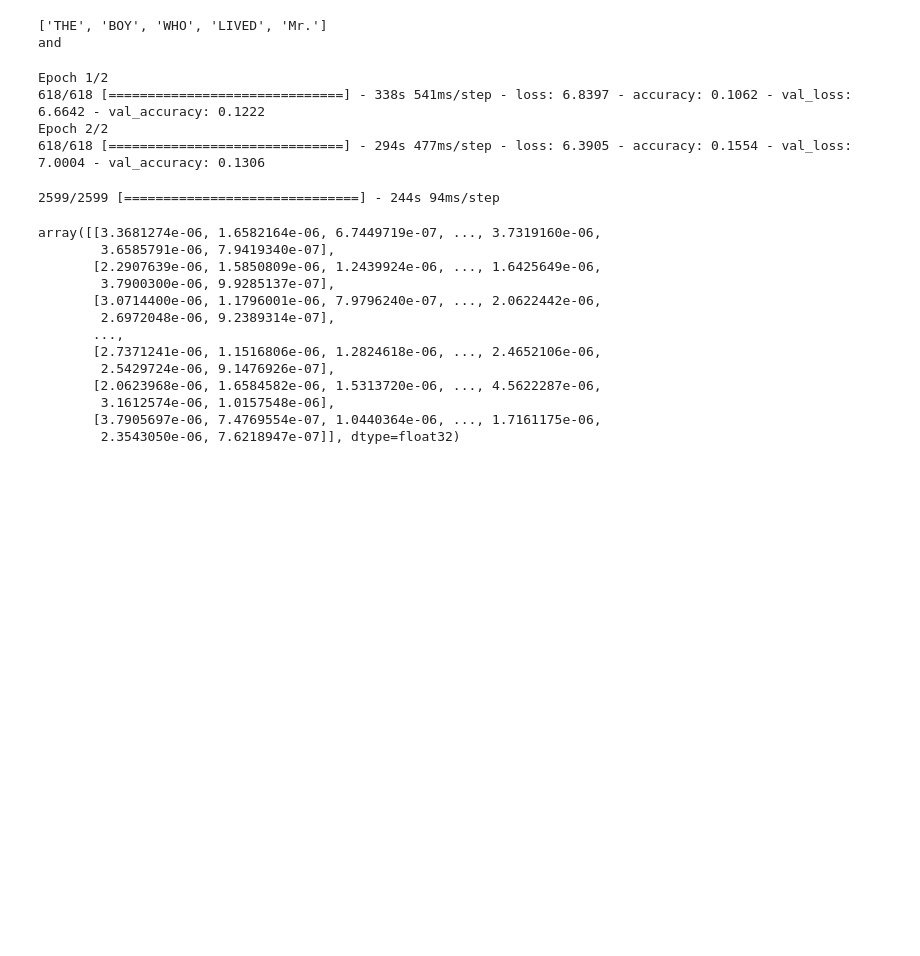
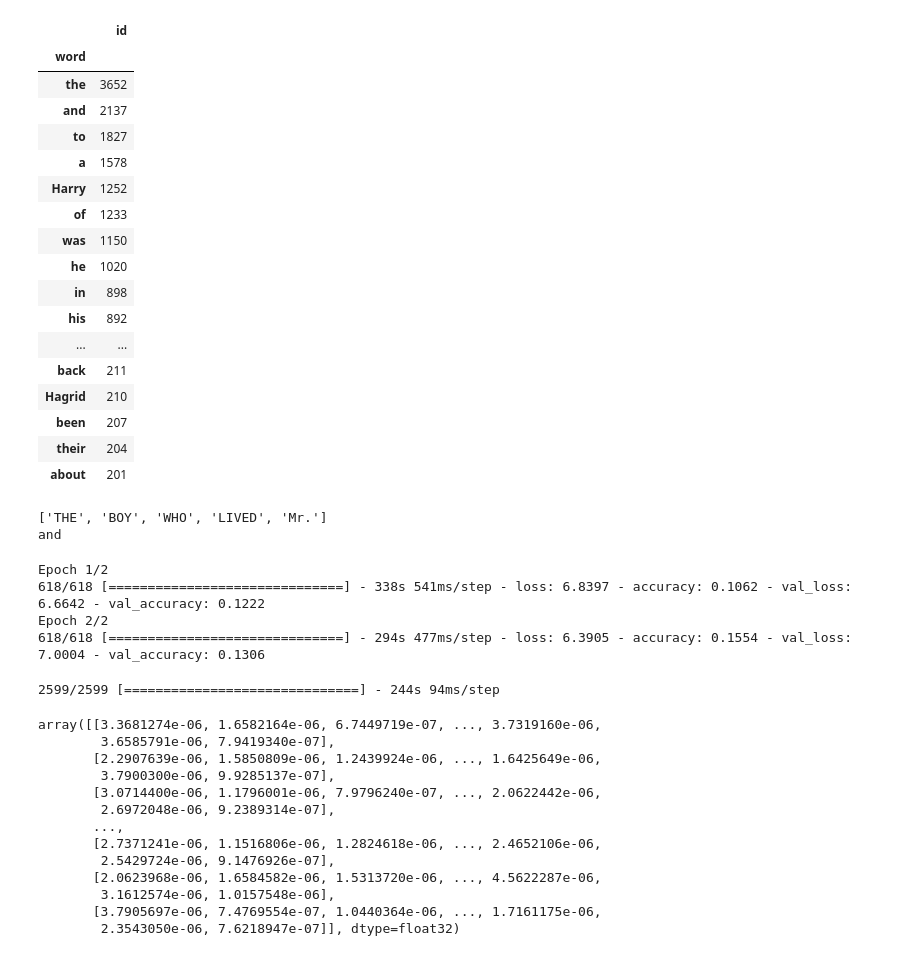
Before and after one commit to rodum012/Harry_Potter_AI, a Jupyter notebook: HP_AI.ipynb, the cells around one changed output. Cells and saved outputs as stored; diff of their text form; code cells hidden in the pictures; blank space fills up the shorter version.

```diff
--- a/HP_AI.ipynb
+++ b/HP_AI.ipynb
@@ -40,0 +130,23 @@ unique_word_index = dict((c, i) for i, c in enumerate(unique_words))
+# %%
+hp_df = hp_df.groupby('word').sum()
+hp_df = hp_df.sort_values(by=['id'],ascending=False)
+hp_df.head(50)
+# %% [output]
+|  | id |
+| word |  |
+| the | 3652 |
+| and | 2137 |
+| to | 1827 |
+| a | 1578 |
+| Harry | 1252 |
+| of | 1233 |
+| was | 1150 |
+| he | 1020 |
+| in | 898 |
+| his | 892 |
+| ... | ... |
+| back | 211 |
+| Hagrid | 210 |
+| been | 207 |
+| their | 204 |
+| about | 201 |
```
Also changed, not shown: parts of 14 cells of this notebook, 2 other files.
